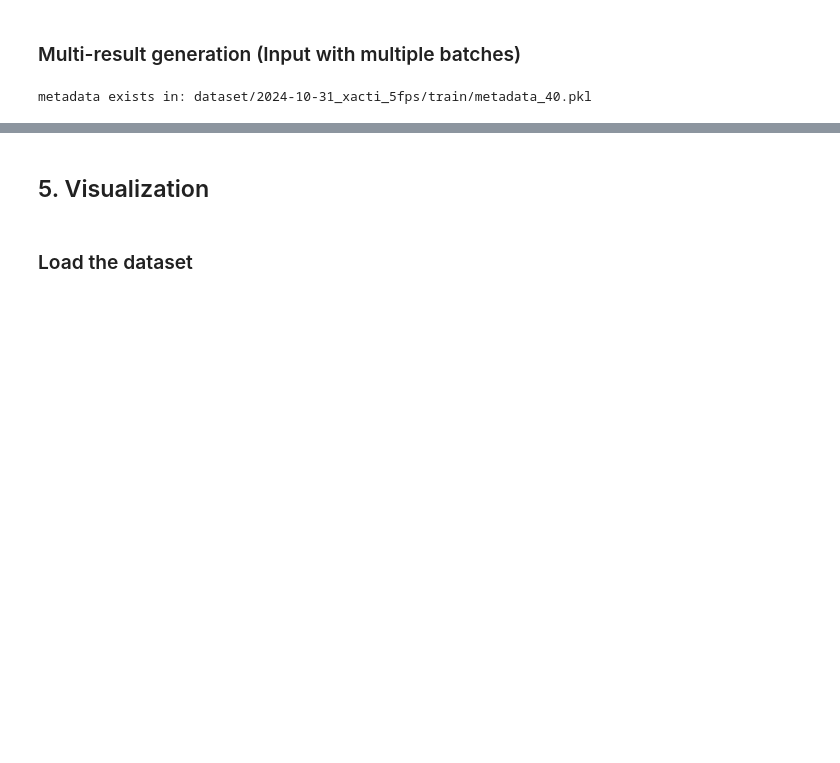
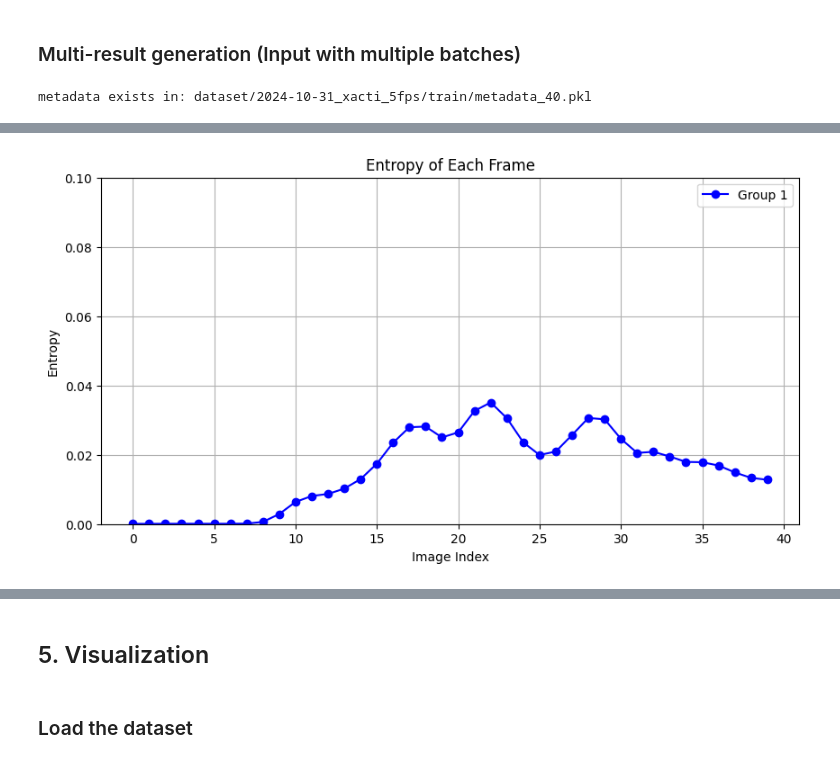
Before and after one commit to innovation-x/mmVDT_robo_nav, a Jupyter notebook: VDT_cat.ipynb, the cells around one changed output, grey strips where cells are left out. Saved outputs shown, nothing was run; the diff lists cells and outputs as text; code cells hidden in the pictures; blank space fills up the shorter version.

```diff
--- a/VDT_cat.ipynb
+++ b/VDT_cat.ipynb
@@ -323,0 +337,28 @@ estimate time: 0.2852301597595215
+# %%
+import matplotlib.pyplot as plt
+from scipy.ndimage import gaussian_filter1d
+
+image_entropy_list = []
+for decoded_output in dec_vid_list:
+    prob = F.softmax(decoded_output, dim=-1)
+    pixel_entropy = -torch.sum(prob * torch.log(prob + 1e-10), dim=-1)
+    image_entropy = pixel_entropy.mean(dim=(1,2))
+    image_entropy_list.append(image_entropy)
+
+colors = ['b', 'g', 'r']
+labels = ['Group 1', 'Group 2', 'Group 3']
+
+plt.figure(figsize=(10, 5))
+for i in range(len(image_entropy_list)):
+    smoothed_data = gaussian_filter1d(image_entropy_list[i].cpu().numpy(), sigma=1)  # 高斯滤波
+    plt.plot(smoothed_data, marker='o', linestyle='-', color=colors[i], label=labels[i])
+
+plt.ylim(0, 0.1)
+plt.xlabel("Image Index")
+plt.ylabel("Entropy")
+plt.title("Entropy of Each Frame")
+plt.legend()
+plt.grid(True)
+plt.show()
+# %% [output]
+[figure, added]
```
Also changed, not shown: parts of 6 cells of this notebook, 1 other file.
